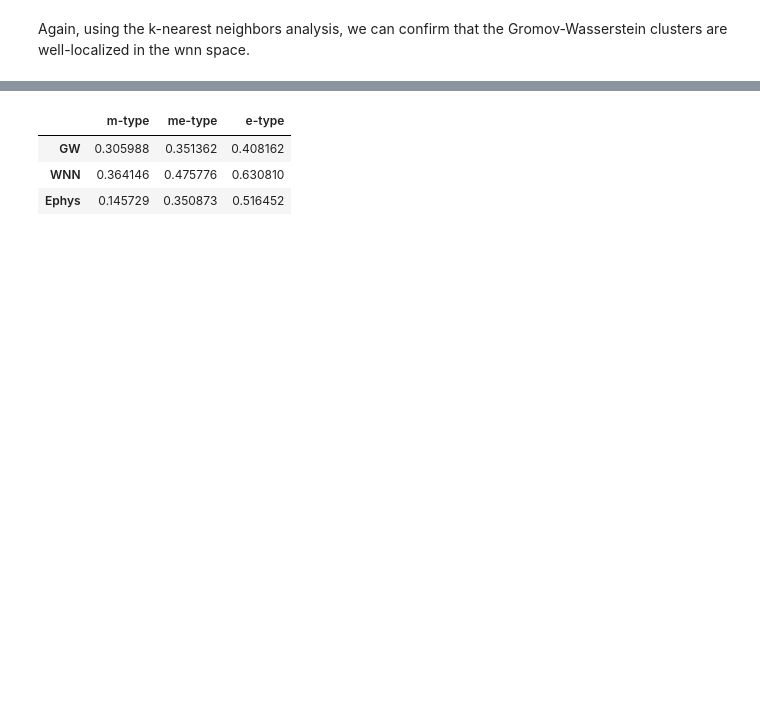
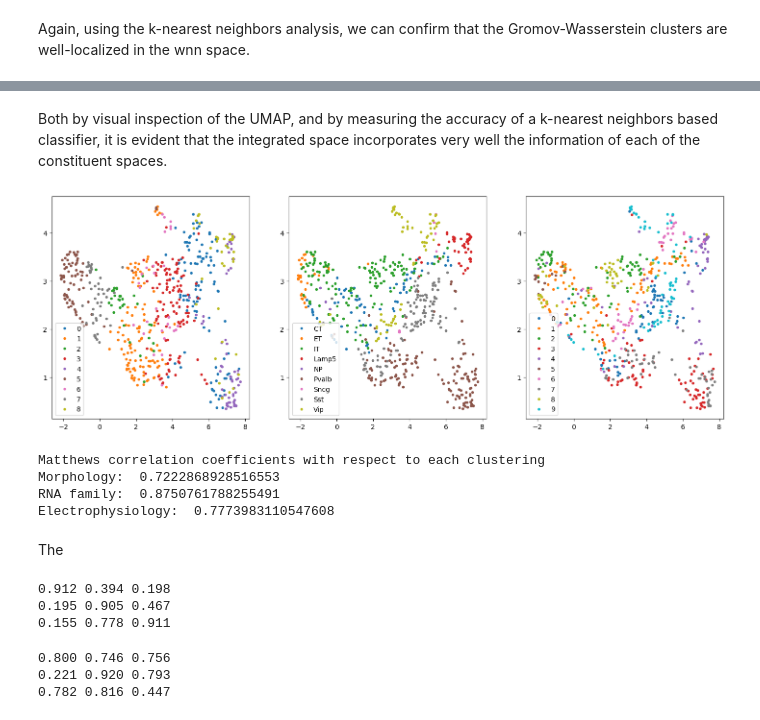
Before and after one commit to CamaraLab/CAJAL, a Jupyter notebook: docs/notebooks/Example_4.ipynb, the cells around one changed output, grey strips where cells are left out. Drawn from its saved outputs; the diff is of its cells as text; code cells hidden in the pictures; blank space fills up the shorter version.

```diff
--- a/docs/notebooks/Example_4.ipynb
+++ b/docs/notebooks/Example_4.ipynb
@@ -378,10 +351,0 @@ The wnn space retains much of the information about the GW metric.
-# %%
-wnn_ephys = integrated_ephys_space.obsp['WNN_distance']
-wnn_ephys_symmetric = symmetrize(wnn_ephys)
-
-fig, ax = plt.subplots(nrows=1, ncols=3, figsize=(18,6))
-for i in range(3):
-    dmat = [gw_dmat, wnn_ephys_symmetric, ephys_eu_dmat][i]
-    coords = reducer_precomputed.fit_transform(dmat)
-    plot(ax[i],coords,morphology_labels)
-plt.show()
@@ -390,7 +351,0 @@ plt.show()
-# %%
-for i in range(3):
-    x,y = (test_dmat([gw_dmat, wnn_ephys, ephys_eu_dmat][i], morphology_labels))
-    print(x)
-    print("MCC",y)
-del(x)
-del(y)
@@ -499,8 +351,0 @@ Finally we restrict to the cells which have labels for each of the types, and we
-# %%
-gw_names, gw_dist_dict = read_gw_dists(join(bd,"gouwens_gw.csv"),header=True)
-gw_dist_dict = cajal.utilities.update_names(int,gw_dist_dict)
-gw_names = [int(name) for name in gw_names]
-common_names = list(set(ephys_data.index).intersection(set(gw_names)).intersection(set(cell_type_labels.index)))
-ephys_data = ephys_data.loc[common_names]
-cell_type_labels = cell_type_labels.loc[common_names]
-gw_dmat = dist_mat_of_dict(gw_dist_dict, common_names)
@@ -550,7 +352,48 @@ def test_clustering(common_names, gw_dmat, wnn_data, ephys_data, type_labels):
-# %%
-test_clustering(common_names, gw_dmat, wnn_data, ephys_data, cell_type_labels)
-# %% [output]
-|  | m-type | me-type | e-type |
-| GW | 0.305988 | 0.351362 | 0.408162 |
-| WNN | 0.364146 | 0.475776 | 0.630810 |
-| Ephys | 0.145729 | 0.350873 | 0.516452 |
+# %%
+ephys_data = clean_electrophys(pd.read_csv(join(bd,'ephys_data.csv'),index_col='cell id'))
+ephys_data= ephys_data.loc[common_cells].values
+m_ephys = cajal.wnn.Modality(ephys_data)
+integrated_space = 1-cajal.wnn.wnn([m_gw, m_transcriptome, m_ephys], 20)
+# %% [markdown]
+Both by visual inspection of the UMAP, and by measuring the accuracy of a k-nearest neighbors based classifier, it is evident that the integrated space incorporates very well the information of each of the constituent spaces.
+# %%
+fig, ax = plt.subplots(nrows=1, ncols=3, figsize=(18,6))
+coords = reducer_precomputed.fit_transform(symmetrize(integrated_space))
+ephys_labels = louvain_clustering(squareform(pdist(ephys_data)), 10)
+for i in range(3):
+    # dmat = [gw_dmat, wnn_ephys_symmetric, ephys_eu_dmat][i]
+    labels = [morphology_labels, RNA_family, ephys_labels][i]
+    plot(ax[i],coords, labels)
+plt.show()
+# %% [output]
+[figure, added]
+# %%
+print("Matthews correlation coefficients with respect to each clustering")
+print("Morphology: ", test_dmat(integrated_space, morphology_labels)[1])
+print("RNA family: ", test_dmat(integrated_space, RNA_family)[1])
+print("Electrophysiology: ", test_dmat(integrated_space, ephys_labels)[1])
+# %% [output]
+Matthews correlation coefficients with respect to each clustering
+Morphology:  0.7222868928516553
+RNA family:  0.8750761788255491
+Electrophysiology:  0.7773983110547608
+# %% [markdown]
+The
+# %%
+for dmat in [gw_dmat, squareform(pdist(transcriptome_pca)), squareform(pdist(ephys_data))]:
+    for labels in [morphology_labels, RNA_family, ephys_labels]:
+        print("%.3f" % test_dmat(dmat, labels)[1],end=' ')
+    print("")
+# %% [output]
+0.912 0.394 0.198
+0.195 0.905 0.467
+0.155 0.778 0.911
+# %%
+for dmat in [1-cajal.wnn.wnn([m_gw, m_ephys],k=20), 1-cajal.wnn.wnn([m_transcriptome, m_ephys],k=20),1-cajal.wnn.wnn([m_gw, m_transcriptome],k=20)]:
+    for labels in [morphology_labels, RNA_family, ephys_labels]:
+        print("%.3f" % test_dmat(dmat, labels)[1],end=' ')
+    print("")
+# %% [output]
+0.800 0.746 0.756
+0.221 0.920 0.793
+0.782 0.816 0.447
```
Also changed, not shown: parts of 46 cells of this notebook, 1 other file.
